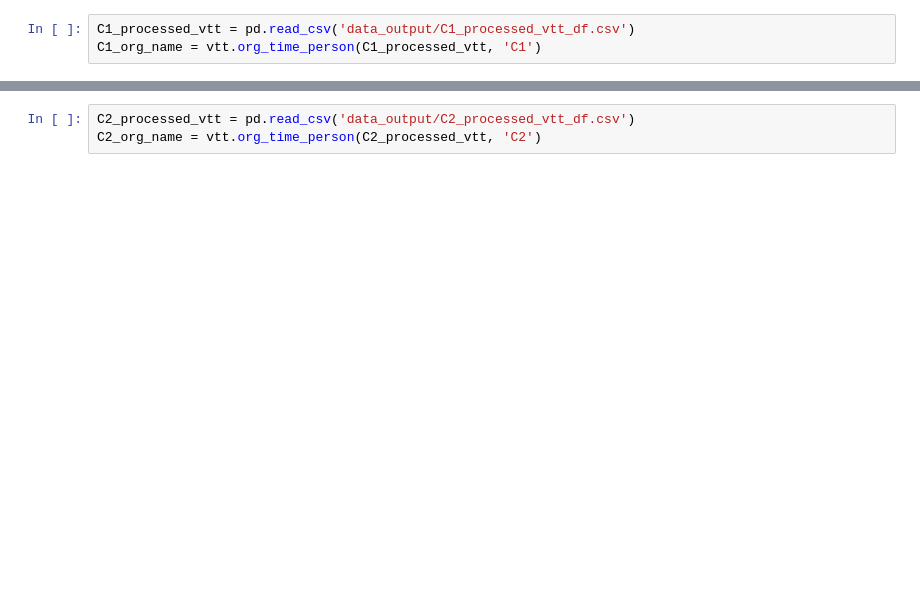
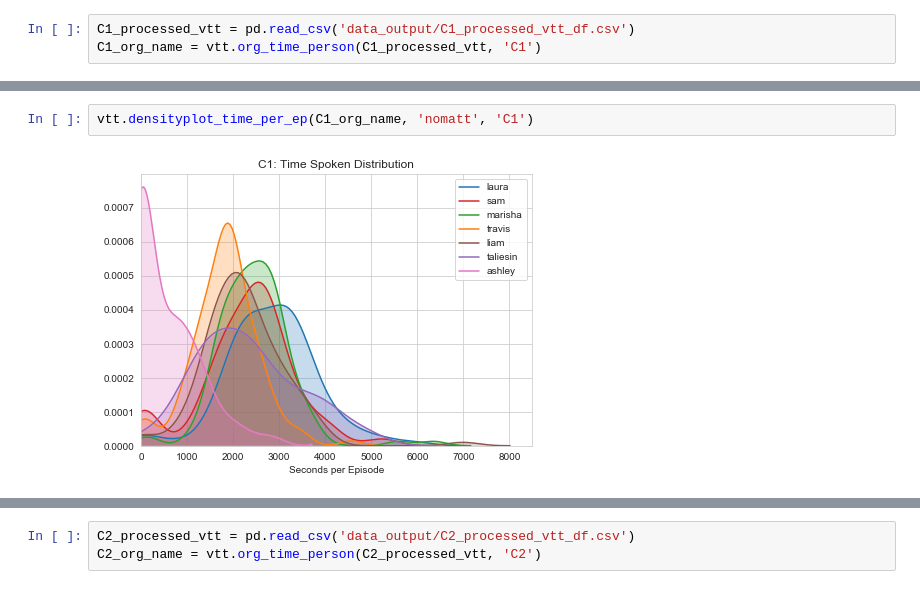
Before and after one commit to albechen/critical-role-transcript-statistics, a Jupyter notebook: cr_transcript.ipynb, the cells around one changed output, grey strips where cells are left out. Cells and saved outputs as stored; diff of their text form; blank space fills up the shorter version.

```diff
--- a/cr_transcript.ipynb
+++ b/cr_transcript.ipynb
@@ -50,3 +88,7 @@ vtt.lineplot_per_ep(C1_org_name, 'nomatt', 'C1')
+# %%
+vtt.densityplot_time_per_ep(C1_org_name, 'nomatt', 'C1')
+# %% [output]
+[figure, added]
 # %%
 vtt.lineplot_cont_count(C1_org_name, 'matt', 'C1')
 # %% [output]
```
Also changed, not shown: parts of 15 cells of this notebook, 10 other files.
